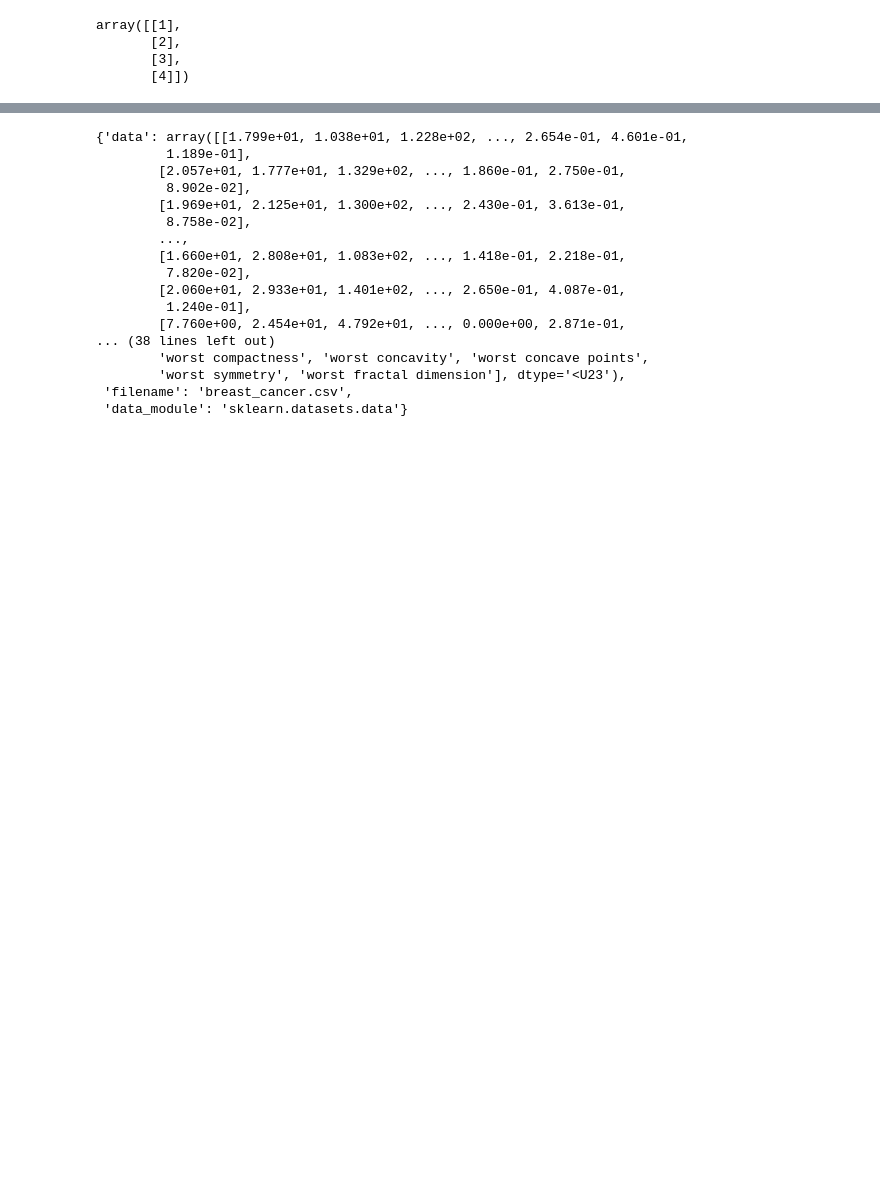
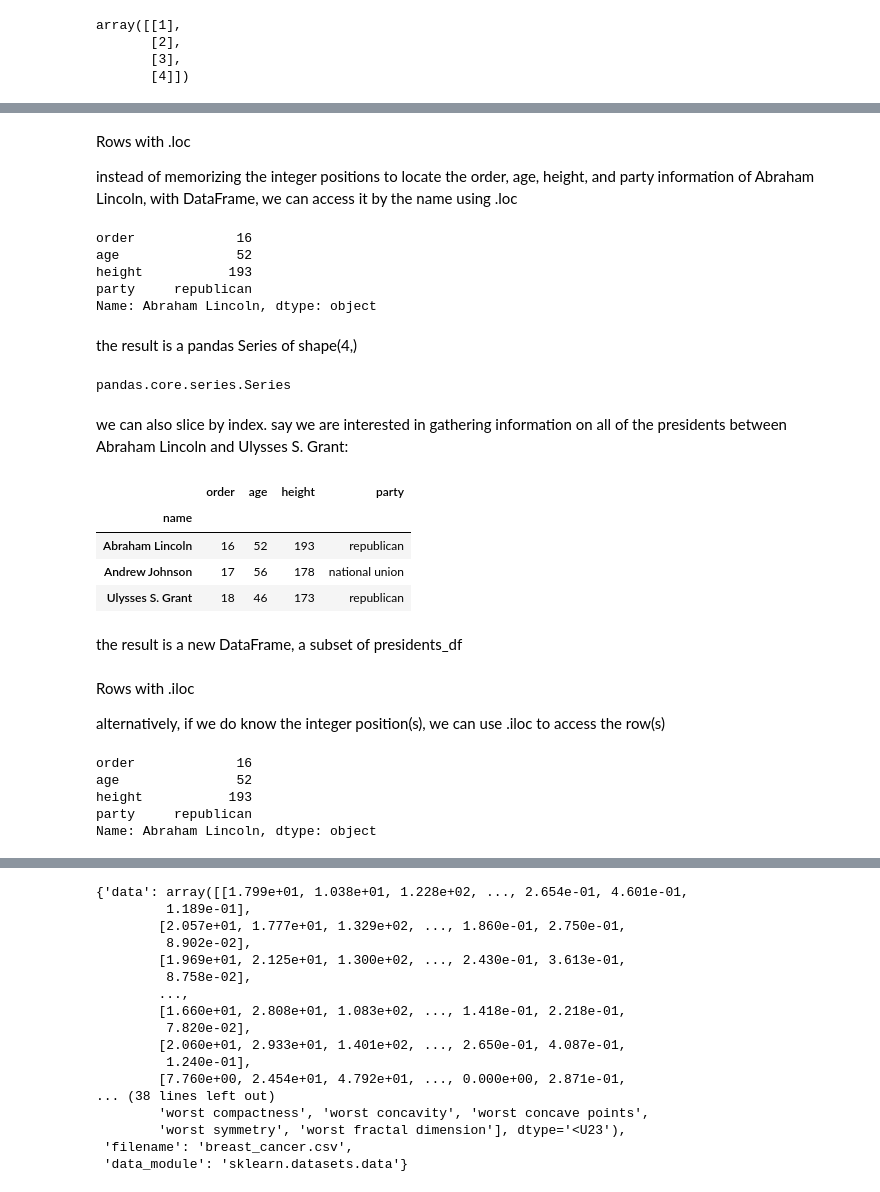
Before and after one commit to kassidy10/Developer, a Jupyter notebook: sololearn/DataScience.ipynb, the cells around one changed output, grey strips where cells are left out. Cells and saved outputs as stored; diff of their text form; code cells hidden in the pictures; blank space fills up the shorter version.

Commit message:
pandas
learnt different methods in pandas

```diff
--- a/sololearn/DataScience.ipynb
+++ b/sololearn/DataScience.ipynb
@@ -118,0 +251,42 @@ array([[1],
+# %% [markdown]
+Rows with .loc
+
+instead of memorizing the integer positions to locate the order, age, height, and party information of Abraham Lincoln, with DataFrame, we can access it by the name using .loc
+# %%
+presidents_df.loc['Abraham Lincoln']
+# %% [output]
+order             16
+age               52
+height           193
+party     republican
+Name: Abraham Lincoln, dtype: object
+# %% [markdown]
+the result is a pandas Series of shape(4,)
+# %%
+type(presidents_df.loc['Abraham Lincoln'])
+# %% [output]
+pandas.core.series.Series
+# %% [markdown]
+we can also slice by index. say we are interested in gathering information on all of the presidents between Abraham Lincoln and Ulysses S. Grant:
+# %%
+presidents_df.loc['Abraham Lincoln':'Ulysses S. Grant']
+# %% [output]
+|  | order | age | height | party |
+| name |  |  |  |  |
+| Abraham Lincoln | 16 | 52 | 193 | republican |
+| Andrew Johnson | 17 | 56 | 178 | national union |
+| Ulysses S. Grant | 18 | 46 | 173 | republican |
+# %% [markdown]
+the result is a new DataFrame, a subset of presidents_df
+# %% [markdown]
+Rows with .iloc
+
+alternatively, if we do know the integer position(s), we can use .iloc to access the row(s)
+# %%
+presidents_df.iloc[15]
+# %% [output]
+order             16
+age               52
+height           193
+party     republican
+Name: Abraham Lincoln, dtype: object
```
Also changed, not shown: parts of 53 cells of this notebook, 1 other file.
